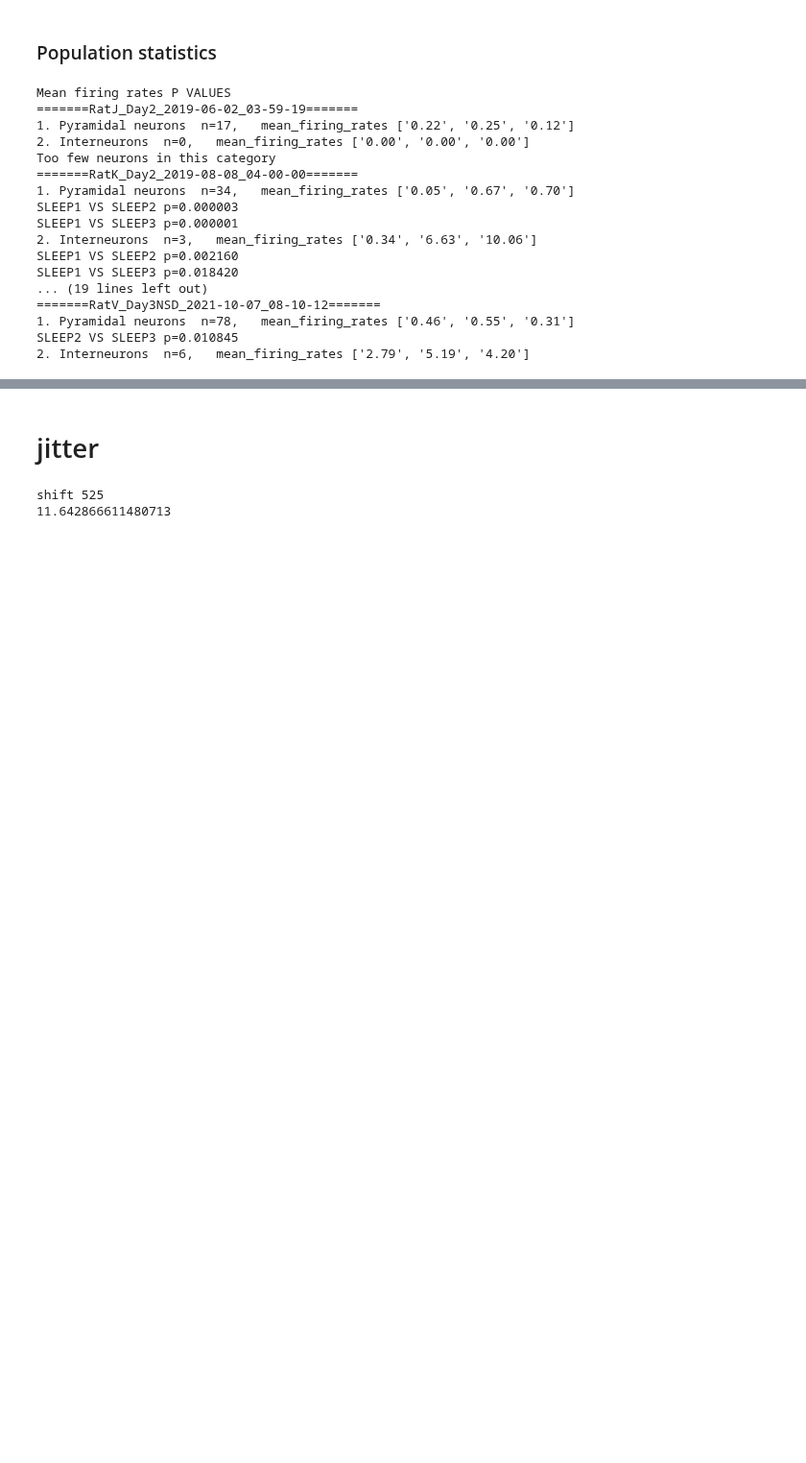
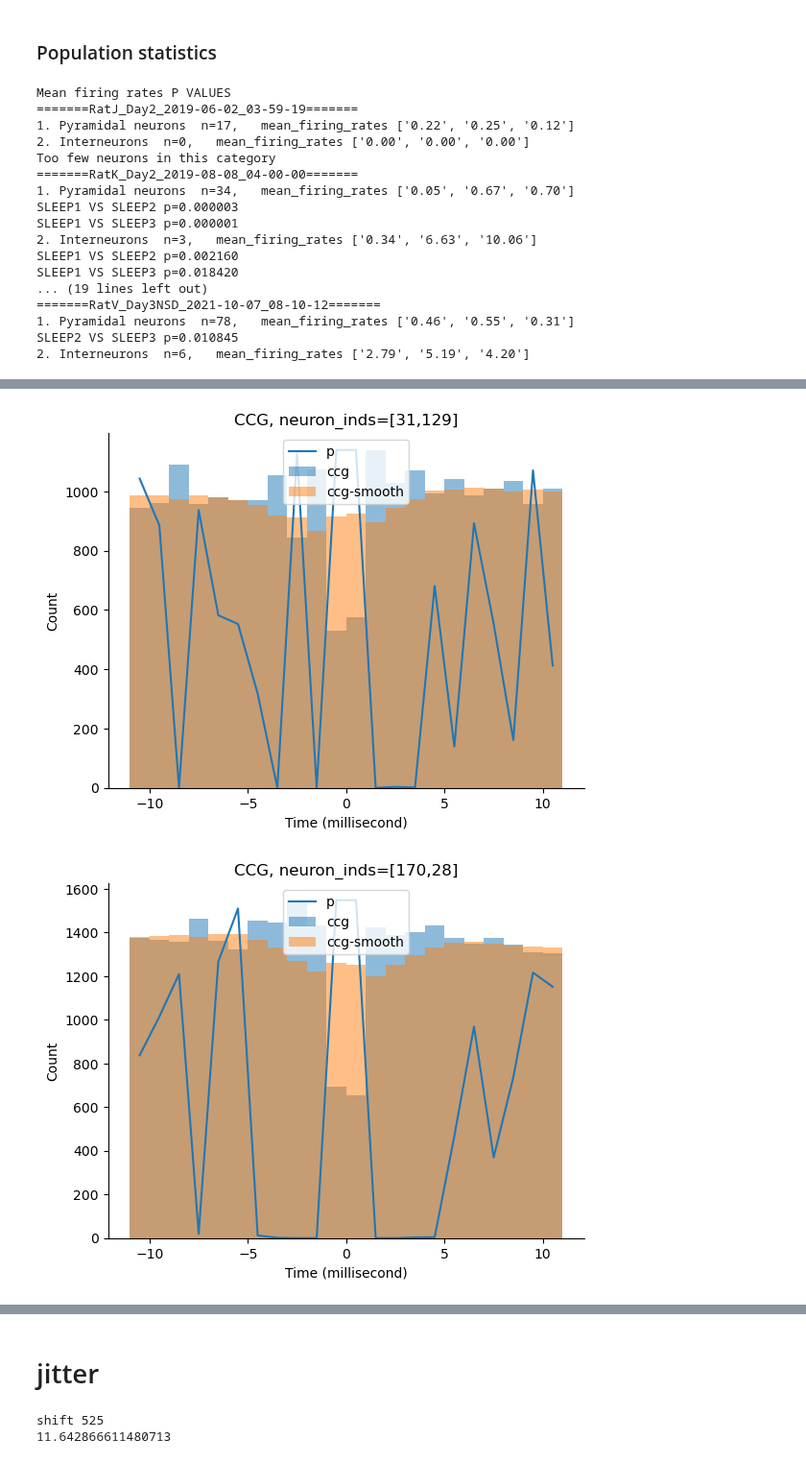
Before and after one commit to selina-lii/NeuroPy, a Jupyter notebook: notebooks/data_explore_selin.ipynb, the cells around one changed output, grey strips where cells are left out. Shown at 96% size. Cells and saved outputs as stored; diff of their text form; code cells hidden in the pictures; blank space fills up the shorter version.

Commit message:
significant pairs from all sessions

```diff
--- a/notebooks/data_explore_selin.ipynb
+++ b/notebooks/data_explore_selin.ipynb
@@ -27,6 +27,25 @@ import subjects
 bin_size = 0.001 # 1 ms
 window_size = 0.02 # 20 ms
 # get POST
+def plot_ccg(ccgs, window_size, bin_size, inds, pvals=None,pred=None,mode='even'):
+    # example result - submillisecond synchrony
+    window_size*=1e3
+    bin_size*=1e3
+    _, ax = plt.subplots()
+    x,y=inds
+    # generating even-numbered bins
+    if mode=='even':
+        bins = np.arange(-window_size / 2-bin_size, window_size / 2+bin_size/2, bin_size)+bin_size/2
+    else:
+        bins = np.arange(-window_size / 2, window_size / 2+bin_size, bin_size)
+    ax.bar(bins, ccgs[x,y], width=bin_size,alpha=0.5,label="ccg")
+    if pred is not None: ax.bar(bins, pred[x,y], width=bin_size,alpha=0.5,label='ccg-smooth')
+    if pvals is not None: ax.plot(bins, pvals[x,y]*np.max(ccgs[x,y]), label='p')
+    ax.set_xlabel("Time (millisecond)")
+    ax.set_ylabel("Count")
+    ax.set_title(f"CCG, neuron_inds=[{x},{y}]")
+    ax.legend()
+    sns.despine(ax=ax)
 # %% [output]
 The autoreload extension is already loaded. To reload it, use:
   %reload_ext autoreload
@@ -244,3 +265,17 @@ SLEEP1 VS SLEEP3 p=0.018420
 1. Pyramidal neurons  n=78,   mean_firing_rates ['0.46', '0.55', '0.31']
 SLEEP2 VS SLEEP3 p=0.010845
 2. Interneurons  n=6,   mean_firing_rates ['2.79', '5.19', '4.20']
+# %%
+i=5
+sleep = subjects.nsd.allsess[i].brainstates.label_slice(["REM","NREM"])
+paradigm = sess.paradigm
+allneurons = subjects.nsd.allsess[i].neurons_stable.get_neuron_type(['pyr','inter'])
+# Chunk into 3h slep sessions
+n_chunks = 3
+start=paradigm.starts[2]
+stop=paradigm.stops[2]
+chunk_starts = np.histogram_bin_edges([],bins=n_chunks,range=(start,stop))[:-1]
+chunk_stops = np.histogram_bin_edges([],bins=n_chunks,range=(start,stop))[1:]
+intervals = list(zip(sleep.starts,sleep.stops))
+sleep_neurons=allneurons.time_multislices(intervals)
+neurons=sleep_neurons
@@ -246,0 +409,8 @@ SLEEP2 VS SLEEP3 p=0.010845
+# %%
+coords=np.unique(pyr_pyr_E,axis=0)
+cds=coords[np.random.random_integers(0,coords.shape[0],5)]
+for c in cds:
+    plot_ccg(ccg,window_size=window_size,pvals=pvals,pred=pred,bin_size=bin_size,inds=c)
+# %% [output]
+[figure, added]
+[figure, added]
```
Also changed, not shown: parts of 8 cells of this notebook, 1 other file.
